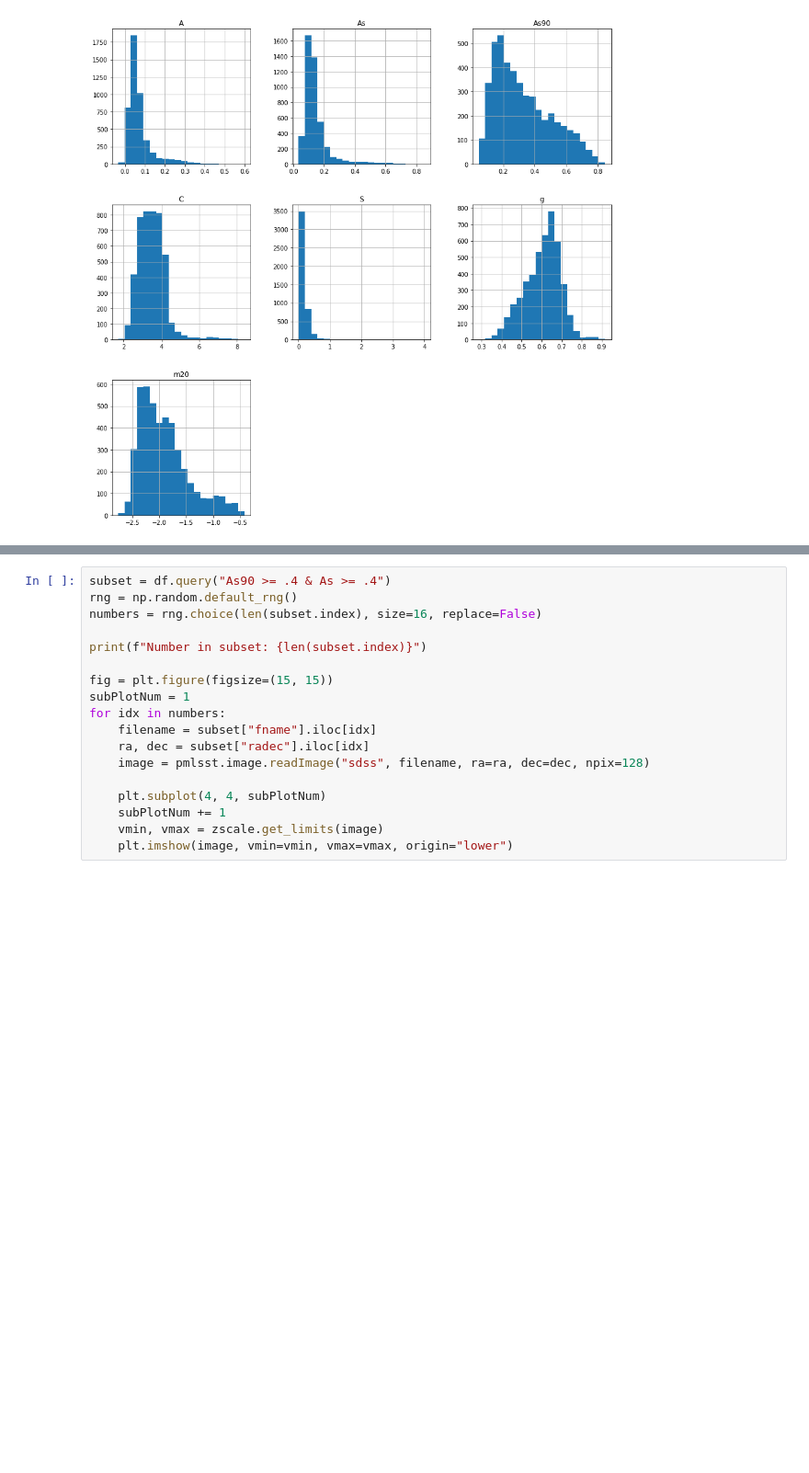
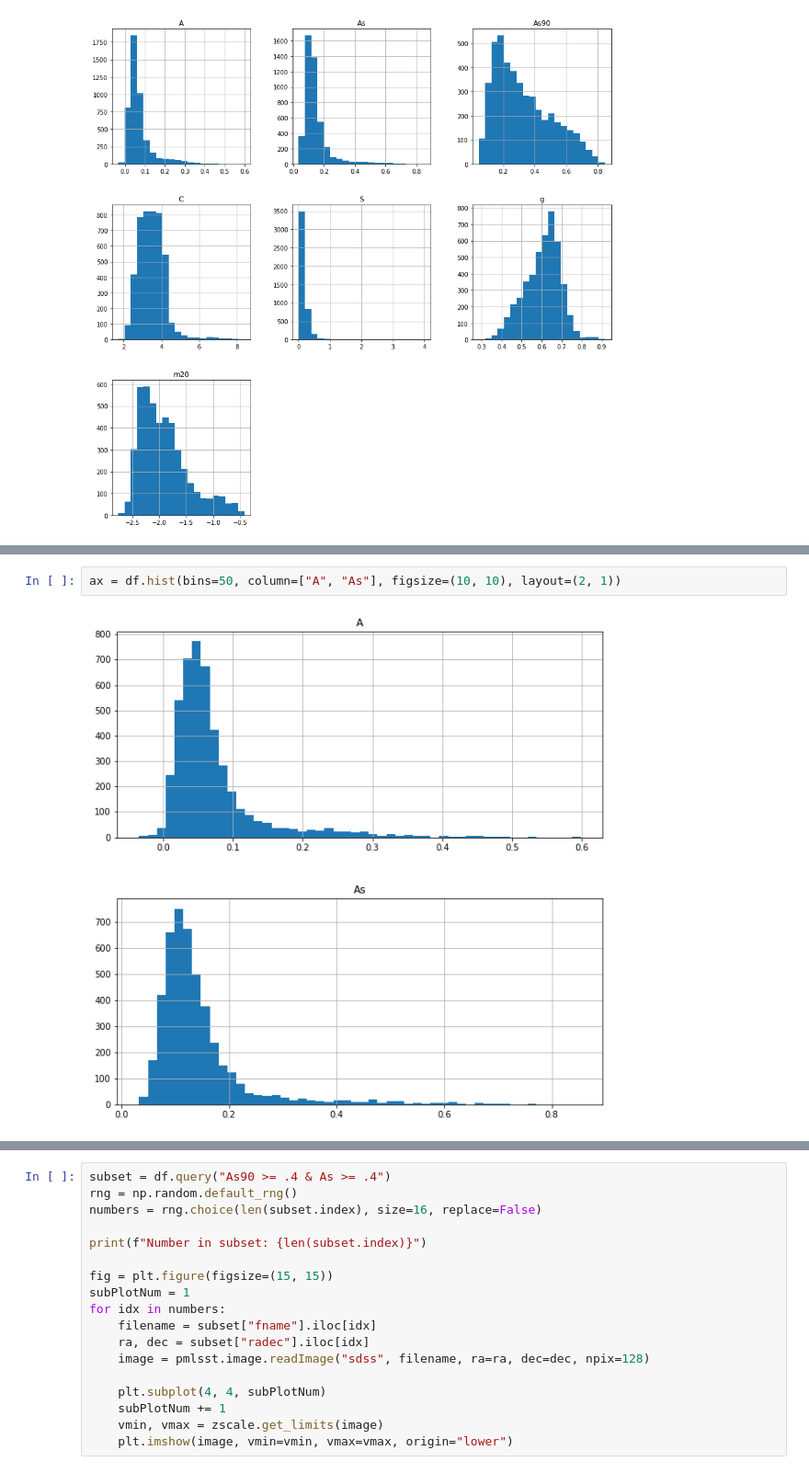
Before and after one commit to lewisfish/PawlikMorph-LSST, a Jupyter notebook: outreach2.ipynb, the cells around one changed output, grey strips where cells are left out. Shown at 92% size. Drawn from its saved outputs; the diff is of its cells as text; blank space fills up the shorter version.

```diff
--- a/outreach2.ipynb
+++ b/outreach2.ipynb
@@ -132,0 +158,4 @@ We introduced the asymmetyry measures A, and As in the last notebook. To refresh
+# %%
+ax = df.hist(bins=50, column=["A", "As"], figsize=(10, 10), layout=(2, 1))
+# %% [output]
+[figure, added]
```
Also changed, not shown: parts of 12 cells of this notebook.
